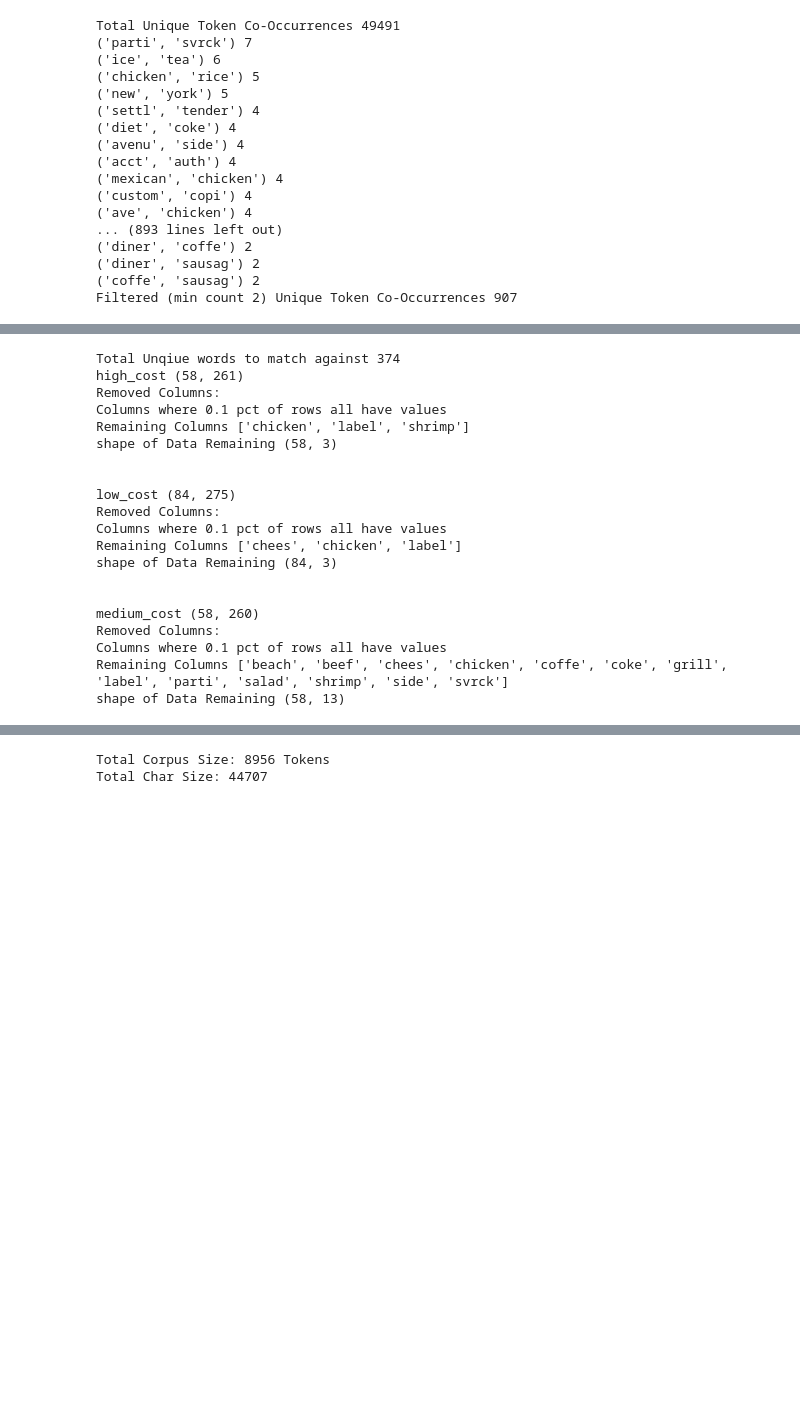
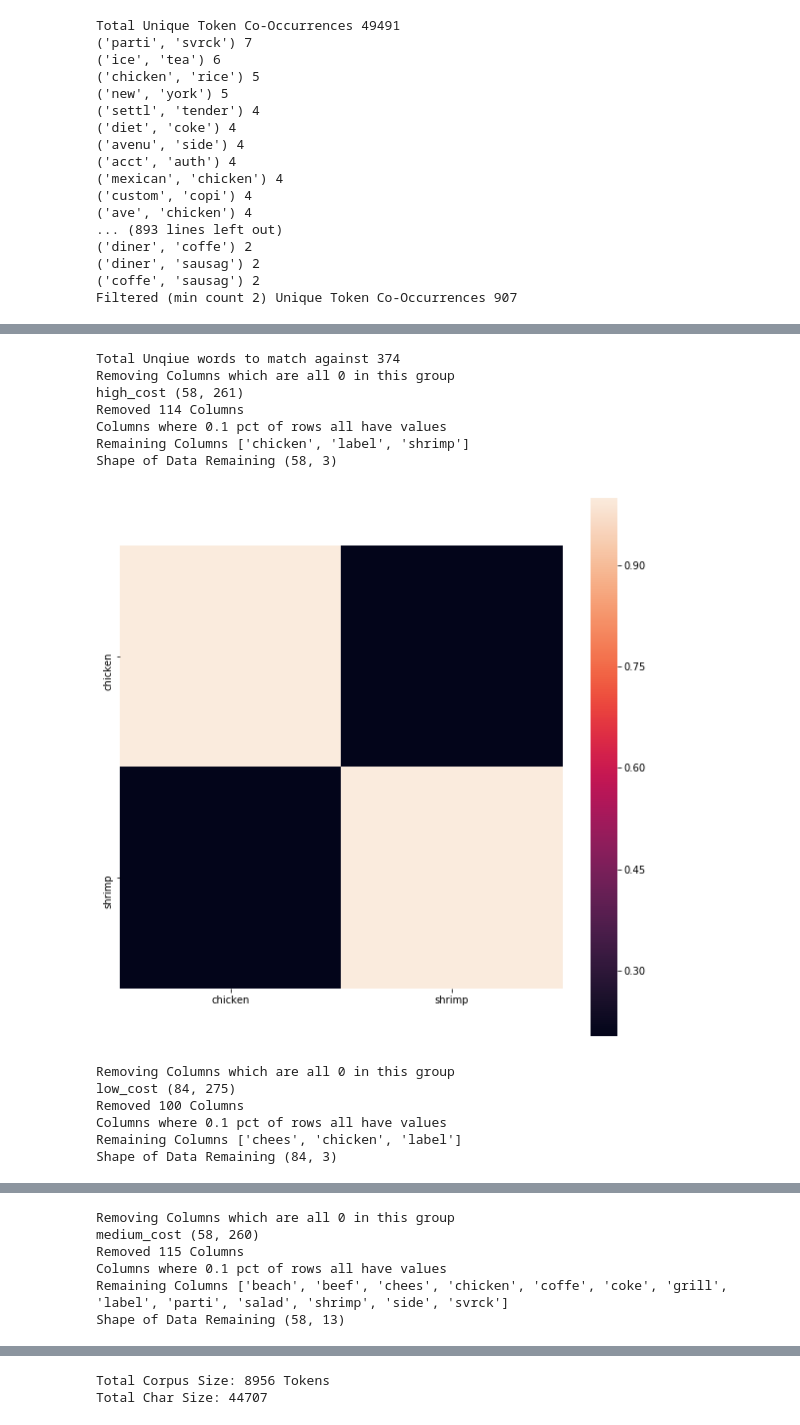
Before and after one commit to raminetinati/aws-demo-textract-receipts, a Jupyter notebook: aws-demo-textract-receipts.ipynb, the cells around one changed output, grey strips where cells are left out. Drawn from its saved outputs; the diff is of its cells as text; code cells hidden in the pictures; blank space fills up the shorter version.

```diff
--- a/aws-demo-textract-receipts.ipynb
+++ b/aws-demo-textract-receipts.ipynb
@@ -694,4 +727,6 @@ One of the first things we can do is explore the relationship between the type o
 # %%
+%matplotlib inline
+
 def cost_type(x):
         lower = 0
         lower_thres = 30
@@ -704,7 +739,7 @@ def cost_type(x):
         if x > mid_thresh:
             return 'high_cost'
 
-def food_cost_analysis(records_enriched, cooc_counts_sorted_filtered):
+def food_cost_analysis(records_enriched, cooc_counts_sorted_filtered, pct_not_empty = 0.1):
 
     '''lets use some buckets to group our bills total value
         mean    67.59240
@@ -725,6 +760,7 @@ def food_cost_analysis(records_enriched, cooc_counts_sorted_filtered):
     values = []
     #raw data
     rows = []
+    dfs_grouped = {}
     for key,data in records_enriched.items():
 
         tmp = {}
@@ -732,57 +768,57 @@ def food_cost_analysis(records_enriched, cooc_counts_sorted_filtered):
         for token in data['tokens']:
             if (token in unique_words_cooc) and (not token.isdigit()) and (len(token) > 2):
 
                 tmp[token] = 1
 
         cost_type_lab = cost_type(data['max_value'])
         tmp['label'] = cost_type_lab
-#         print(tmp)
         rows.append(tmp)
 #         break
+
     df_features = pd.DataFrame(rows)
     df_features = df_features.fillna(0)
-#     print(df_features.shape)
     df_features = df_features[df_features['label'] !=0]
-#     display(df_features)
     columns = list(df_features.columns)
+
     #now let's group by label type
     for name,group in df_features.groupby('label'):
         cleaned_group =  group.loc[(group).any(1), (group!=0).any(0)]
-#         dropped = group.loc[(group==0).all(axis=1)]
+        print('Removing Columns which are all 0 in this group')
         print(name, cleaned_group.shape)
-#         print(list(cleaned_group.columns))
         cols = list(cleaned_group.columns)
         cut_cols  = list(set(columns) - set(cols))
-        print('Removed Columns:')
-#         print(cut_cols)
+        print('Removed {} Columns'.format(len(cut_cols)))
 
-        pct = 0.10
         tmp = group.replace([0,' ','NULL'],np.nan)
-        common_feats = tmp.dropna(thresh=tmp.shape[0]*pct,how='all',axis=1)
-        print('Columns where {} pct of rows all have values'.format(pct))
+        common_feats = tmp.dropna(thresh=tmp.shape[0]*pct_not_empty,how='all',axis=1)
+        common_feats = common_feats.fillna(0)
+
+        print('Columns where {} pct of rows all have values'.format(pct_not_empty))
         print('Remaining Columns {}'.format(list(common_feats.columns)))
         print('Shape of Data Remaining {}'.format(common_feats.shape))
         print('\n')
+        dfs_grouped[cost_type_lab] = common_feats
 
-food_cost_analysis(records_enriched,cooc_counts_sorted_filtered)
+        corrs = common_feats.corr()
+        fig, ax = plt.subplots(figsize=(10,10))
+        sns.heatmap(corrs, square=True)
+        plt.show()
+
+
+
+food_cost_analysis(records_enriched,cooc_counts_sorted_filtered, pct_not_empty=0.1)
 # %% [output]
 Total Unqiue words to match against 374
+Removing Columns which are all 0 in this group
 high_cost (58, 261)
-Removed Columns:
+Removed 114 Columns
 Columns where 0.1 pct of rows all have values
 Remaining Columns ['chicken', 'label', 'shrimp']
-shape of Data Remaining (58, 3)
-
-
-low_cost (84, 275)
-Removed Columns:
-Columns where 0.1 pct of rows all have values
-Remaining Columns ['chees', 'chicken', 'label']
-shape of Data Remaining (84, 3)
-
-
-medium_cost (58, 260)
-Removed Columns:
-Columns where 0.1 pct of rows all have values
-Remaining Columns ['beach', 'beef', 'chees', 'chicken', 'coffe', 'coke', 'grill', 'label', 'parti', 'salad', 'shrimp', 'side', 'svrck']
-shape of Data Remaining (58, 13)
+Shape of Data Remaining (58, 3)
+[figure, added]
+Removing Columns which are all 0 in this group
+low_cost (84, 275)
+Removed 100 Columns
+Columns where 0.1 pct of rows all have values
+Remaining Columns ['chees', 'chicken', 'label']
+Shape of Data Remaining (84, 3)
@@ -788,0 +826,6 @@ shape of Data Remaining (58, 13)
+Removing Columns which are all 0 in this group
+medium_cost (58, 260)
+Removed 115 Columns
+Columns where 0.1 pct of rows all have values
+Remaining Columns ['beach', 'beef', 'chees', 'chicken', 'coffe', 'coke', 'grill', 'label', 'parti', 'salad', 'shrimp', 'side', 'svrck']
+Shape of Data Remaining (58, 13)
```
Also changed, not shown: parts of 9 cells of this notebook.
